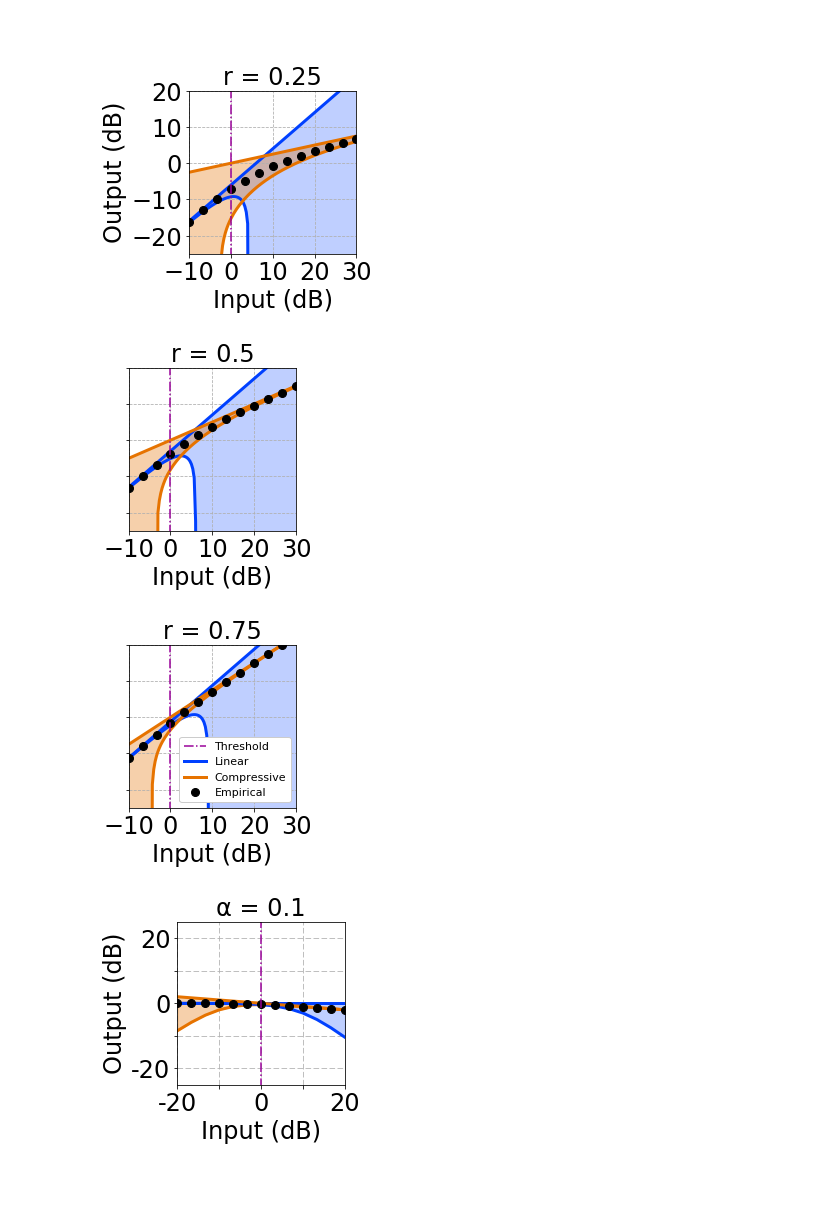
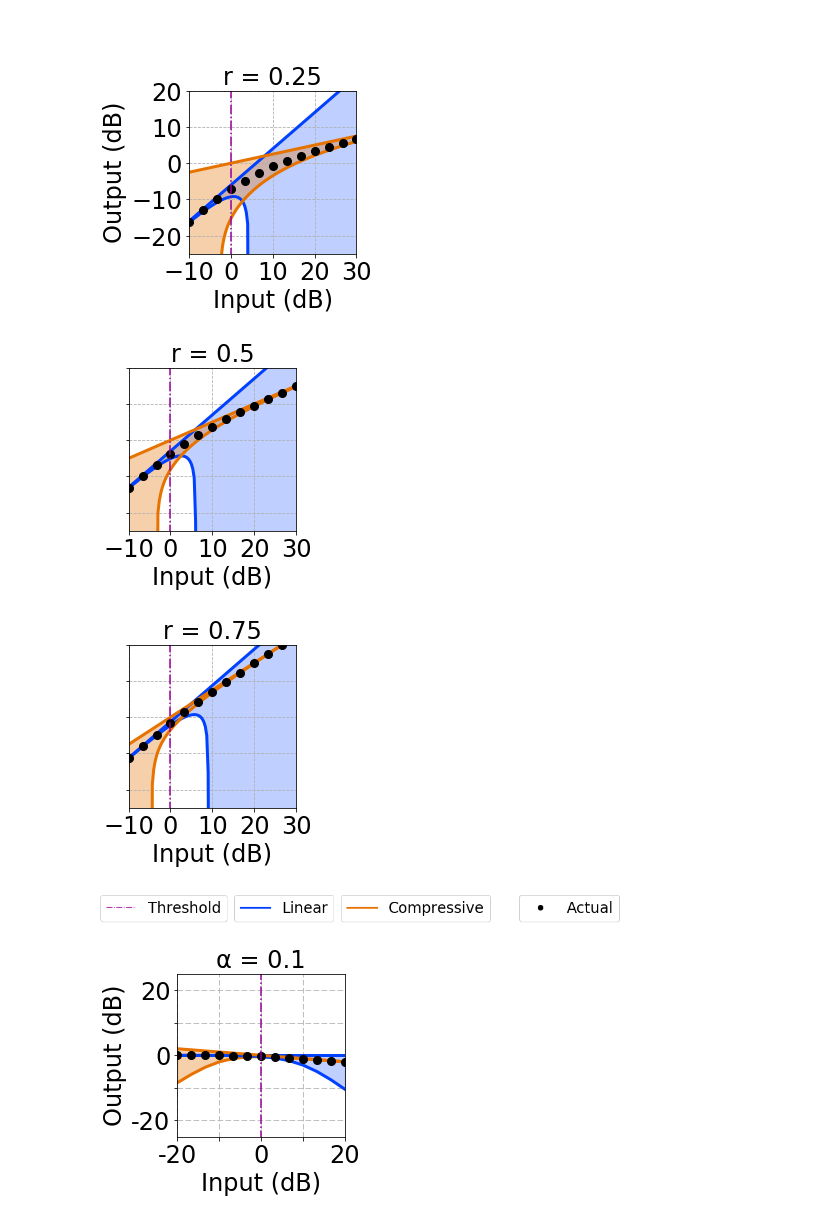
Before and after one commit to BirdVox/lostanlen_spl2018, a Jupyter notebook: pcen_asymptotics.ipynb, the cells around one changed output. Drawn from its saved outputs; the diff is of its cells as text; code cells hidden in the pictures; blank space fills up the shorter version.

```diff
--- a/pcen_asymptotics.ipynb
+++ b/pcen_asymptotics.ipynb
@@ -91,7 +91,7 @@ for power in [0.25, 0.5, 0.75]:
         'o',
         color='k',
         markersize=8.0,
-        label="Empirical");
+        label="Actual");
 
     fig.axes[0].grid(linestyle='--')
 
@@ -114,34 +114,35 @@ for power in [0.25, 0.5, 0.75]:
 
 
     fig.savefig('bode_compressor_{:3.1f}.png'.format(power),
                 transparent=True, bbox_inches="tight", dpi=1000)
 
 
 from matplotlib import pyplot as plt
 fig = plt.figure(figsize=(20.0, 0.35), frameon=False)
 plt.gca().axis('off')
 
 
 legend_handles = [
     legend_threshold[0], legend_linear, legend_compressive, legend_empirical]
 legs = []
 xs = [0.18, 0.335, 0.562, 0.75]
 
 for h, x in zip(legend_handles, xs):
     leg = plt.legend(handles=[h],
         fontsize=24, bbox_to_anchor=(x, 1.80))
     leg.get_frame().set_alpha(1)
     legs.append(leg)
 
 for leg in legs:
     plt.gca().add_artist(leg)
 
 fig.savefig('bode_compressor_legend.png',
             transparent=True, bbox_inches="tight", dpi=1000)
 # %% [output]
 [figure]
 [figure]
-[figure, old version]
+[figure, new version]
+[figure, added]
 # %%
 figsize = (3, 3)
 eps = 1.0
```
Also changed, not shown: parts of 2 cells of this notebook, 11 other files.
